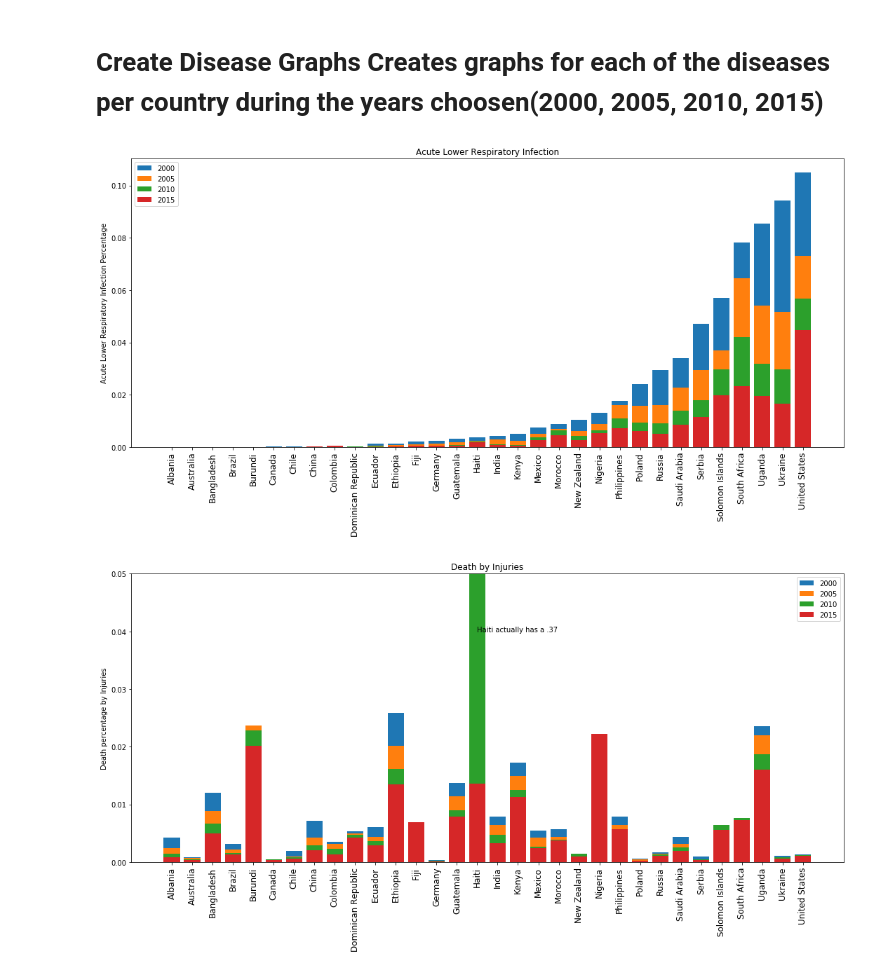
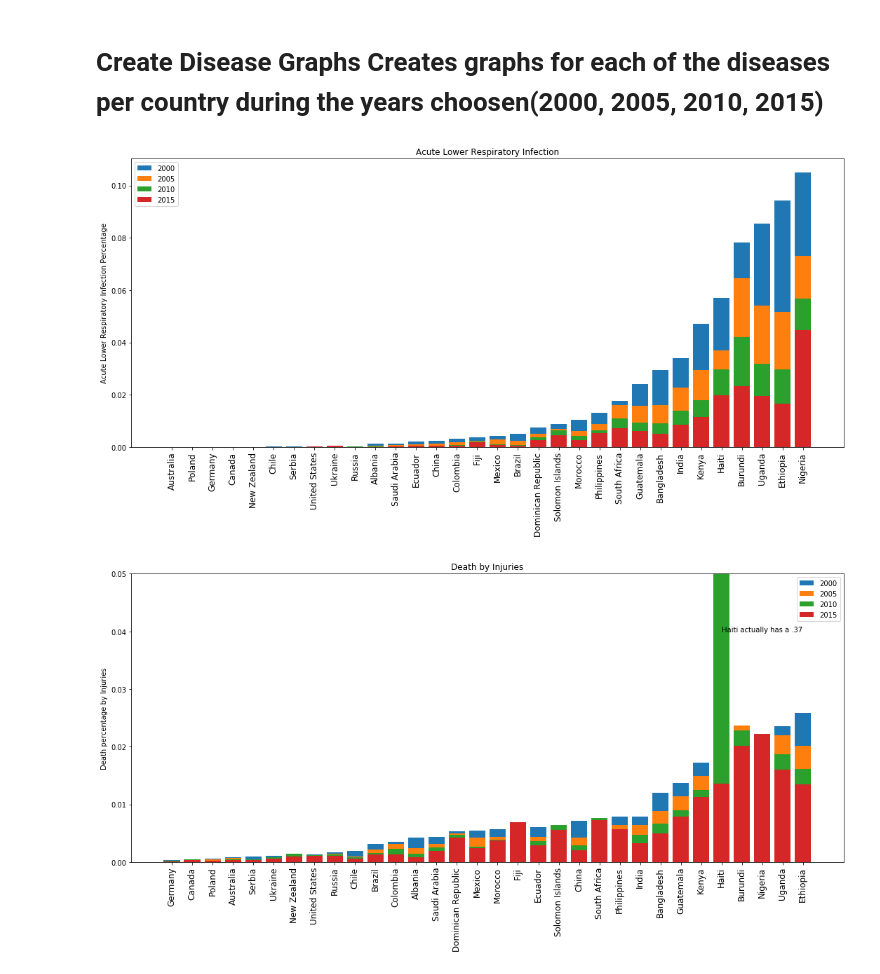
Before and after one commit to nairbdev2/Child_Mortality_Analysis_2000_2015, a Jupyter notebook: pnyb_files/CS418_ds_finalproject.ipynb, the cells around one changed output. Drawn from its saved outputs; the diff is of its cells as text; code cells hidden in the pictures.

```diff
--- a/pnyb_files/CS418_ds_finalproject.ipynb
+++ b/pnyb_files/CS418_ds_finalproject.ipynb
@@ -30,7 +30,7 @@ Group member duties
 # %% [markdown]
 <h1> Loading Cleaned Data </h2>
 # %%
-dfPopulation = pd.read_csv('../datasets/Population/Clean_population.csv')
+dfPopulation = pd.read_csv('../datasets/CleanedPopulation/Clean_population.csv')
 dfAcute_Lower_Respiratory_infections = pd.read_csv('../datasets/CleanedDiseases/CleanedAcute_Lower_Respiratory_infections.csv')
 dfInjuries = pd.read_csv('../datasets/CleanedDiseases/CleanedInjuries.csv')
 dfMeasles_mortality = pd.read_csv('../datasets/CleanedDiseases/Cleanedmeasles_mortality.csv')
@@ -66,13 +66,12 @@ injuries_percentage = (dfInjuries.iloc[:, 1:5]/(dfPopulation.iloc[:,1:5] * 1000)
 measles_mortality_percentage = (dfMeasles_mortality.iloc[:, 1:5]/(dfPopulation.iloc[:,1:5] * 1000)) * 100
 prematurity_percentage = (dfPrematurity.iloc[:, 1:5]/(dfPopulation.iloc[:,1:5] * 1000)) * 100
 sepsis_percentage = (dfSepsis.iloc[:, 1:5]/(dfPopulation.iloc[:, 1:5] * 1000)) * 100
-#dfAcute_Percentage['Countries'] = dfAcute_Lower_Respiratory_infections.iloc[:, 0]
+
 dfAcute_percentage = pd.DataFrame(columns =['Countries', '2000', '2005', '2010', '2015'])
 dfInjuries_percentage = pd.DataFrame(columns =['Countries', '2000', '2005', '2010', '2015'])
 dfMeasles_percentage = pd.DataFrame(columns =['Countries', '2000', '2005', '2010', '2015'])
 dfPrematurity_percentage = pd.DataFrame(columns =['Countries', '2000', '2005', '2010', '2015'])
 dfSepsis_percentage = pd.DataFrame(columns =['Countries', '2000', '2005', '2010', '2015'])
-
 
 def createPercentageDataframe(tempDF, percentageDF, countriesDataFrame):
 
@@ -85,7 +84,10 @@ createPercentageDataframe(dfInjuries_percentage, injuries_percentage, dfAcute_Lo
 createPercentageDataframe(dfMeasles_percentage, measles_mortality_percentage, dfAcute_Lower_Respiratory_infections.iloc[:, 0])
 createPercentageDataframe(dfPrematurity_percentage, prematurity_percentage, dfAcute_Lower_Respiratory_infections.iloc[:, 0])
 createPercentageDataframe(dfSepsis_percentage, sepsis_percentage, dfAcute_Lower_Respiratory_infections.iloc[:, 0])
-dfAcute_percentage = dfAcute_percentage.sort_values(by=['2000','2005','2010','2015'])
-dfPopulation['country'] = pd.Categorical(dfPopulation['country'], dfAcute_percentage['Countries'])
-dfPopulation = dfPopulation.sort_values('country')
-dfPopulation
+
+def sortingByPercentage(percentageDataF, dfPopulation):
+    percentageDataF = percentageDataF.sort_values(by=['2000','2005','2010','2015'])
+    dfPopulation['country'] = pd.Categorical(dfPopulation['country'], percentageDataF['Countries'])
+    dfPopulation = dfPopulation.sort_values('country')
+
+    return percentageDataF, dfPopulation
@@ -125,7 +109,7 @@ plt.show();
 Creates graphs for each of the diseases per country during the years choosen(2000, 2005, 2010, 2015)
 # %%
 plt.figure(1, figsize = (15,8))
-dfAcute_percentage = dfAcute_percentage.sort_values(by=['2000','2005','2010','2015'])
+dfAcute_percentage, dfPopulation = sortingByPercentage(dfAcute_percentage, dfPopulation)
 plt.bar(dfPopulation.iloc[:, 0], dfAcute_percentage.iloc[:, 1])
 plt.bar(dfPopulation.iloc[:, 0], dfAcute_percentage.iloc[:, 2])
 plt.bar(dfPopulation.iloc[:, 0], dfAcute_percentage.iloc[:, 3])
@@ -138,23 +122,24 @@ plt.tick_params(axis = 'x', labelsize =12)
 plt.tight_layout()
 plt.show();
 # %% [output]
-[figure, old version]
+[figure, new version]
 # %%
 plt.figure(2, figsize = (15,8))
-plt.bar(dfPopulation.iloc[:, 0], injuries_percentage.iloc[:, 0])
-plt.bar(dfPopulation.iloc[:, 0], injuries_percentage.iloc[:, 1])
-plt.bar(dfPopulation.iloc[:, 0], injuries_percentage.iloc[:, 2])
-plt.bar(dfPopulation.iloc[:, 0], injuries_percentage.iloc[:, 3])
+dfInjuries_percentage, dfPopulation = sortingByPercentage(dfInjuries_percentage, dfPopulation)
+plt.bar(dfPopulation.iloc[:, 0], dfInjuries_percentage.iloc[:, 1])
+plt.bar(dfPopulation.iloc[:, 0], dfInjuries_percentage.iloc[:, 2])
+plt.bar(dfPopulation.iloc[:, 0], dfInjuries_percentage.iloc[:, 3])
+plt.bar(dfPopulation.iloc[:, 0], dfInjuries_percentage.iloc[:, 4])
 plt.title("Death by Injuries")
 plt.xticks(rotation = 90)
 plt.ylabel("Death percentage by Injuries")
 plt.ylim(0, .05)
 plt.legend(["2000", "2005", "2010","2015"])
 plt.tick_params(axis = 'x', labelsize =12)
 plt.tight_layout()
 plt.text("Haiti", .04, "Haiti actually has a .37", horizontalalignment='left')
 plt.show();
 # %% [output]
-[figure, old version]
+[figure, new version]
 # %%
 plt.figure(3, figsize = (15,8))
```
Also changed, not shown: parts of 4 cells of this notebook.
